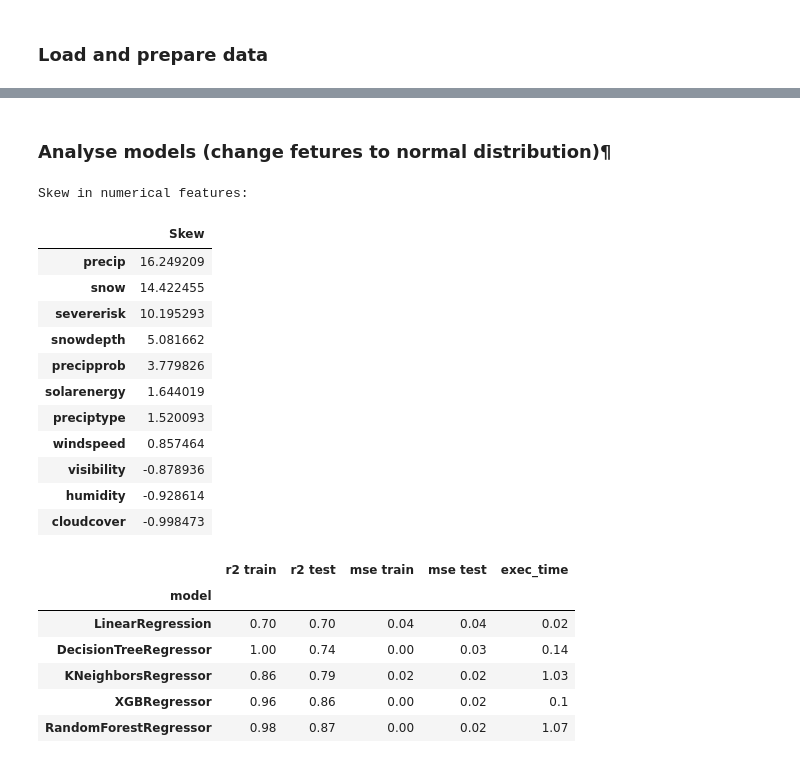
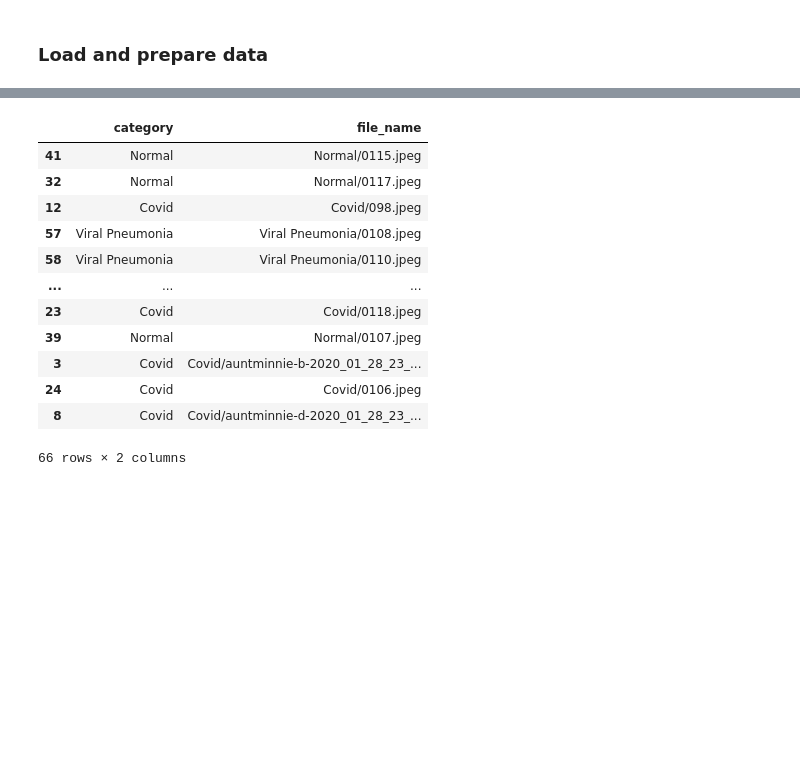
Before and after one commit to seeman512/ML, a Jupyter notebook: Lab9/Hometask.ipynb, the cells around one changed output, grey strips where cells are left out. Saved outputs shown, nothing was run; the diff lists cells and outputs as text; code cells hidden in the pictures; blank space fills up the shorter version.

```diff
--- a/Lab9/Hometask.ipynb
+++ b/Lab9/Hometask.ipynb
@@ -26,4 +60,2 @@ from xgboost import XGBRegressor
 # %% [markdown]
 ### Load and prepare data
-# %%
-pd.set_option('display.max_columns', None)
@@ -353,2 +61,0 @@ plt.show()
-# %% [markdown]
-### Analyse models (change fetures to normal distribution)¶
@@ -357,22 +61,0 @@ df5 = df4.copy()
-# %%
-feature_num_columns = list(set(num_columns) - {'generation'})
-skewed_feats = df5[feature_num_columns].apply(lambda x: stats.skew(x)).sort_values(ascending=False)
-print("\nSkew in numerical features: \n")
-skewness = pd.DataFrame({'Skew' :skewed_feats})
-skewness = skewness[abs(skewness) > 0.75].dropna()
-# skewness.index
-skewness
-# %% [output]
-Skew in numerical features:
-|  | Skew |
-| precip | 16.249209 |
-| snow | 14.422455 |
-| severerisk | 10.195293 |
-| snowdepth | 5.081662 |
-| precipprob | 3.779826 |
-| solarenergy | 1.644019 |
-| preciptype | 1.520093 |
-| windspeed | 0.857464 |
-| visibility | -0.878936 |
-| humidity | -0.928614 |
-| cloudcover | -0.998473 |
@@ -384,14 +62,30 @@ for feat in skewed_features:
-# %%
-X, y = get_features_and_target(df5)
-models = get_models()
-
-metrics_df = get_models_metrics(models, X, y)
-metrics_df
-# %% [output]
-|  | r2 train | r2 test | mse train | mse test | exec_time |
-| model |  |  |  |  |  |
-| LinearRegression | 0.70 | 0.70 | 0.04 | 0.04 | 0.02 |
-| DecisionTreeRegressor | 1.00 | 0.74 | 0.00 | 0.03 | 0.14 |
-| KNeighborsRegressor | 0.86 | 0.79 | 0.02 | 0.02 | 1.03 |
-| XGBRegressor | 0.96 | 0.86 | 0.00 | 0.02 | 0.1 |
-| RandomForestRegressor | 0.98 | 0.87 | 0.00 | 0.02 | 1.07 |
+# %%
+def get_categories_df(dir):
+    images = []
+    for category in categories:
+        files_path = os.path.join(dir, category)
+        for path in Path(files_path).glob("*"):
+            #print(path)
+            images.append({"category": category, "file_name": os.path.join(*path.parts[-2:])})
+
+    return pd.DataFrame(images).sample(frac = 1, random_state=seed)
+
+train_df = get_categories_df(train_dir)
+train_df
+
+test_df = get_categories_df(test_dir)
+test_df
+# %% [output]
+|  | category | file_name |
+| 41 | Normal | Normal/0115.jpeg |
+| 32 | Normal | Normal/0117.jpeg |
+| 12 | Covid | Covid/098.jpeg |
+| 57 | Viral Pneumonia | Viral Pneumonia/0108.jpeg |
+| 58 | Viral Pneumonia | Viral Pneumonia/0110.jpeg |
+| ... | ... | ... |
+| 23 | Covid | Covid/0118.jpeg |
+| 39 | Normal | Normal/0107.jpeg |
+| 3 | Covid | Covid/auntminnie-b-2020_01_28_23_... |
+| 24 | Covid | Covid/0106.jpeg |
+| 8 | Covid | Covid/auntminnie-d-2020_01_28_23_... |
+66 rows × 2 columns
```
Also changed, not shown: parts of 73 cells of this notebook.
